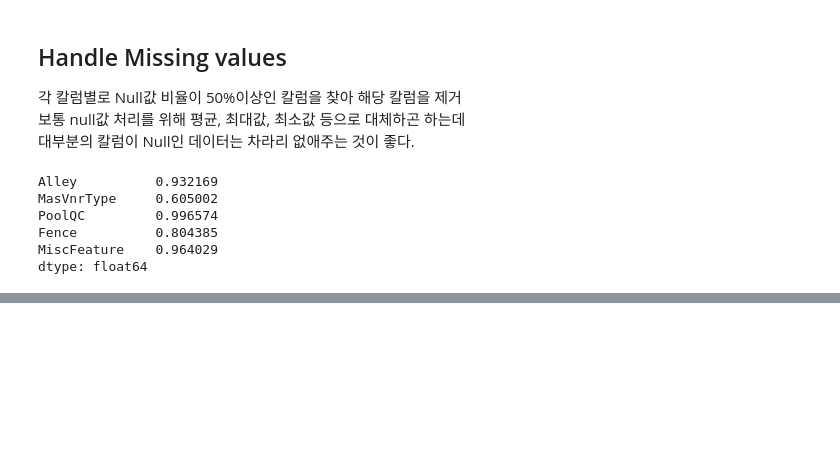
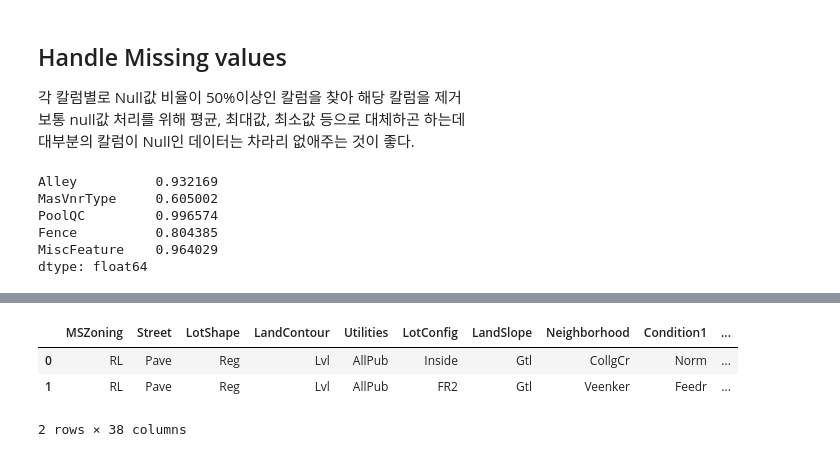
Before and after one commit to alwaysbemyday1/kaggle, a Jupyter notebook: 02_House Prices/house_prices_prediction.ipynb, the cells around one changed output, grey strips where cells are left out. Drawn from its saved outputs; the diff is of its cells as text; code cells hidden in the pictures; blank space fills up the shorter version.

```diff
--- a/02_House Prices/house_prices_prediction.ipynb
+++ b/02_House Prices/house_prices_prediction.ipynb
@@ -104,0 +119,3 @@ Index(['Alley', 'MasVnrType', 'PoolQC', 'Fence', 'MiscFeature'], dtype='object')
+# %%
+boston_obj_df = boston_df.select_dtypes(include='object')
+boston_num_df = boston_df.select_dtypes(exclude='object')
@@ -104,0 +129,7 @@ Index(['Alley', 'MasVnrType', 'PoolQC', 'Fence', 'MiscFeature'], dtype='object')
+# %%
+boston_obj_df.head(2)
+# %% [output]
+|  | MSZoning | Street | LotShape | LandContour | Utilities | LotConfig | LandSlope | Neighborhood | Condition1 | ... |
+| 0 | RL | Pave | Reg | Lvl | AllPub | Inside | Gtl | CollgCr | Norm | ... |
+| 1 | RL | Pave | Reg | Lvl | AllPub | FR2 | Gtl | Veenker | Feedr | ... |
+2 rows × 38 columns
```
Also changed, not shown: parts of 3 cells of this notebook.
